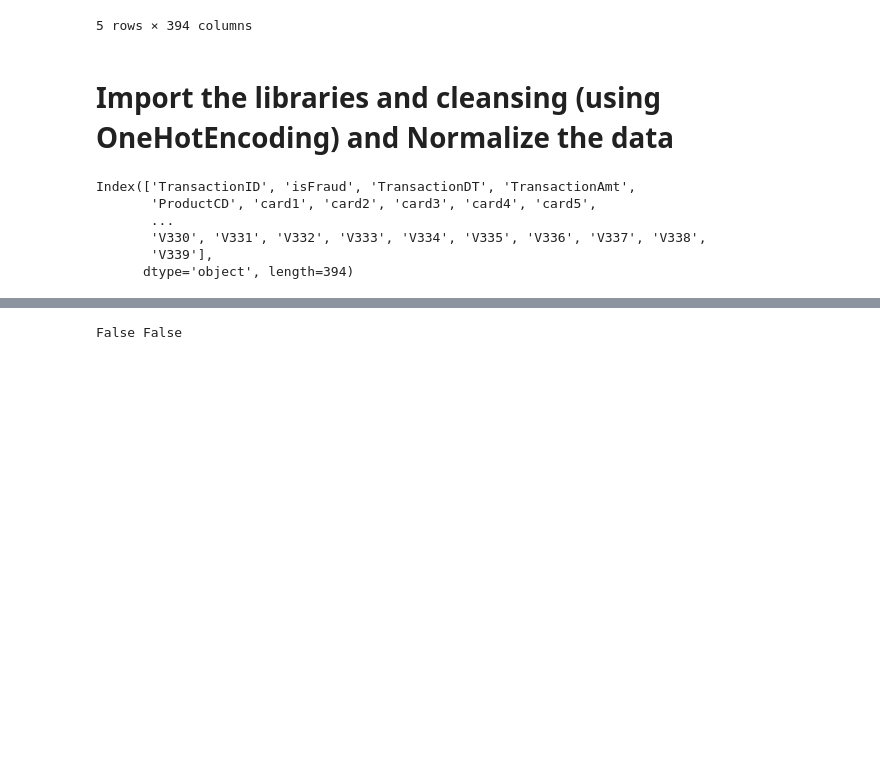
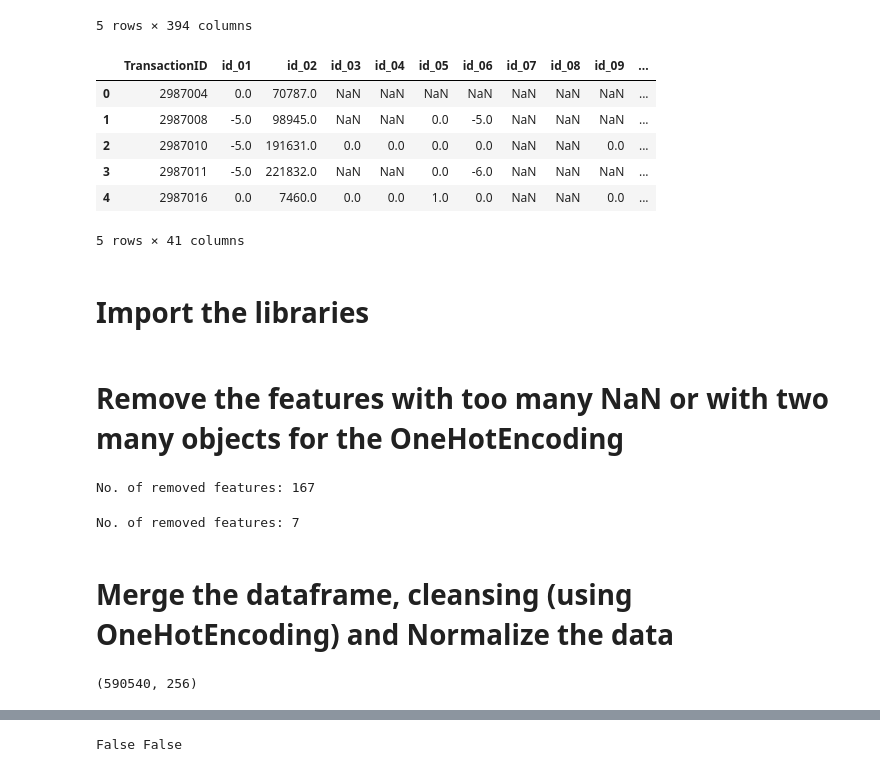
Before and after one commit to aquangnguyen1992/Advanced_Data_Science_Capstone, a Jupyter notebook: 16GB Advanced Data Science Capstone.ipynb, the cells around one changed output, grey strips where cells are left out. Cells and saved outputs as stored; diff of their text form; code cells hidden in the pictures; blank space fills up the shorter version.

```diff
--- a/16GB Advanced Data Science Capstone.ipynb
+++ b/16GB Advanced Data Science Capstone.ipynb
@@ -45,8 +46,23 @@ Successfully installed tensorflow-addons-0.10.0 typeguard-2.9.1
 | 3 | 2987003 | 0 | 86499 | 50.0 | W | 18132 | 567.0 | 150.0 | mastercard | ... |
 | 4 | 2987004 | 0 | 86506 | 50.0 | H | 4497 | 514.0 | 150.0 | mastercard | ... |
 5 rows × 394 columns
+# %%
+body = client_a5b8370d070043a698d332a3da4f29ba.get_object(Bucket='advanceddatasciencecapstoneprojec-donotdelete-pr-sxgni1jmo8dtzj',Key='train_identity.csv')['Body']
+# add missing __iter__ method, so pandas accepts body as file-like object
+if not hasattr(body, "__iter__"): body.__iter__ = types.MethodType( __iter__, body )
+
+dataset_identity = pd.read_csv(body)
+dataset_identity.head(5)
+# %% [output]
+|  | TransactionID | id_01 | id_02 | id_03 | id_04 | id_05 | id_06 | id_07 | id_08 | id_09 | ... |
+| 0 | 2987004 | 0.0 | 70787.0 | NaN | NaN | NaN | NaN | NaN | NaN | NaN | ... |
+| 1 | 2987008 | -5.0 | 98945.0 | NaN | NaN | 0.0 | -5.0 | NaN | NaN | NaN | ... |
+| 2 | 2987010 | -5.0 | 191631.0 | 0.0 | 0.0 | 0.0 | 0.0 | NaN | NaN | 0.0 | ... |
+| 3 | 2987011 | -5.0 | 221832.0 | NaN | NaN | 0.0 | -6.0 | NaN | NaN | NaN | ... |
+| 4 | 2987016 | 0.0 | 7460.0 | 0.0 | 0.0 | 1.0 | 0.0 | NaN | NaN | 0.0 | ... |
+5 rows × 41 columns
 # %% [markdown]
-# Import the libraries and cleansing (using OneHotEncoding) and Normalize the data
+# Import the libraries
 # %%
 import matplotlib.pyplot as plt
 import pandas as pd
@@ -55,12 +71,33 @@ import numpy as np
 import copy
 import os
 import tensorflow as tf
-# %%
-dataset_transaction.columns
-# %% [output]
-Index(['TransactionID', 'isFraud', 'TransactionDT', 'TransactionAmt',
-       'ProductCD', 'card1', 'card2', 'card3', 'card4', 'card5',
-       ...
-       'V330', 'V331', 'V332', 'V333', 'V334', 'V335', 'V336', 'V337', 'V338',
-       'V339'],
-      dtype='object', length=394)
+# %% [markdown]
+# Remove the features with too many NaN or with two many objects for the OneHotEncoding
+# %%
+#Data transaction
+float_columns = dataset_transaction.columns[np.where(dataset_transaction.dtypes == np.dtype('float64'))].to_list()
+to_remove_NaN_dataset_transaction = []
+
+for column in float_columns:
+  count_NaN = np.sum(np.isnan(dataset_transaction[column].values))
+  if count_NaN/len(dataset_transaction[column].values) > 0.75:
+    to_remove_NaN_dataset_transaction.append(column)
+    dataset_transaction.pop(column)
+
+print("No. of removed features: " + str(len(to_remove_NaN_dataset_transaction)))
+# %% [output]
+No. of removed features: 167
+# %%
+# Dataset Identity
+float_columns = dataset_identity.columns[np.where(dataset_identity.dtypes == np.dtype('float64'))].to_list()
+to_remove_NaN_dataset_identity = []
+
+for column in float_columns:
+  count_NaN = np.sum(np.isnan(dataset_identity[column].values))
+  if count_NaN/len(dataset_identity[column]) > 0.75:
+    to_remove_NaN_dataset_identity.append(column)
+    dataset_identity.pop(column)
+
+print("No. of removed features: " + str(len(to_remove_NaN_dataset_identity)))
+# %% [output]
+No. of removed features: 7
@@ -66,0 +108,10 @@ Index(['TransactionID', 'isFraud', 'TransactionDT', 'TransactionAmt',
+# %% [markdown]
+# Merge the dataframe, cleansing (using OneHotEncoding) and Normalize the data
+# %%
+merged_data = pd.merge(left=dataset_transaction, right=dataset_identity, how='left', left_on='TransactionID', right_on='TransactionID')
+
+dataset_transaction = None
+dataset_identity = None
+merged_data.shape
+# %% [output]
+(590540, 256)
```
Also changed, not shown: parts of 53 cells of this notebook.
